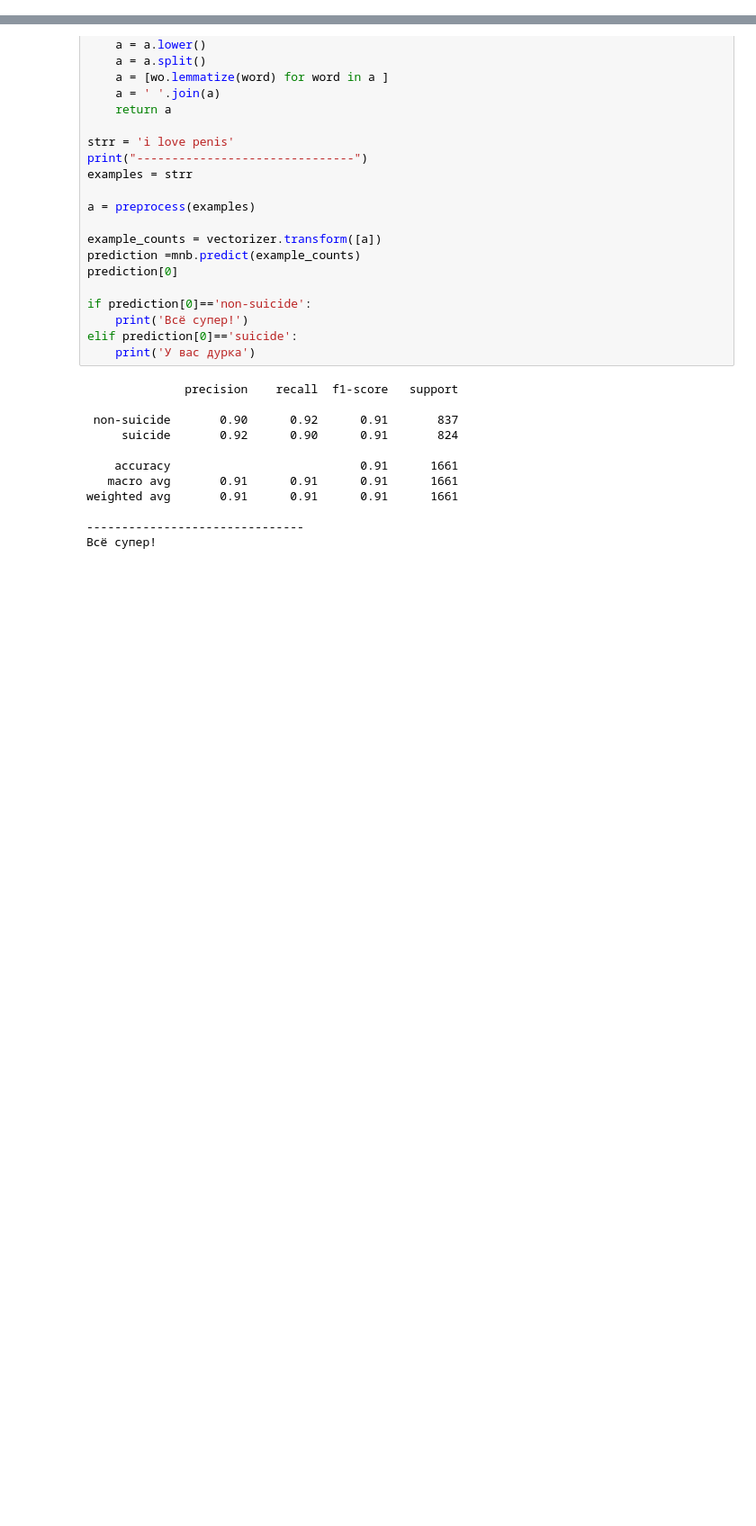
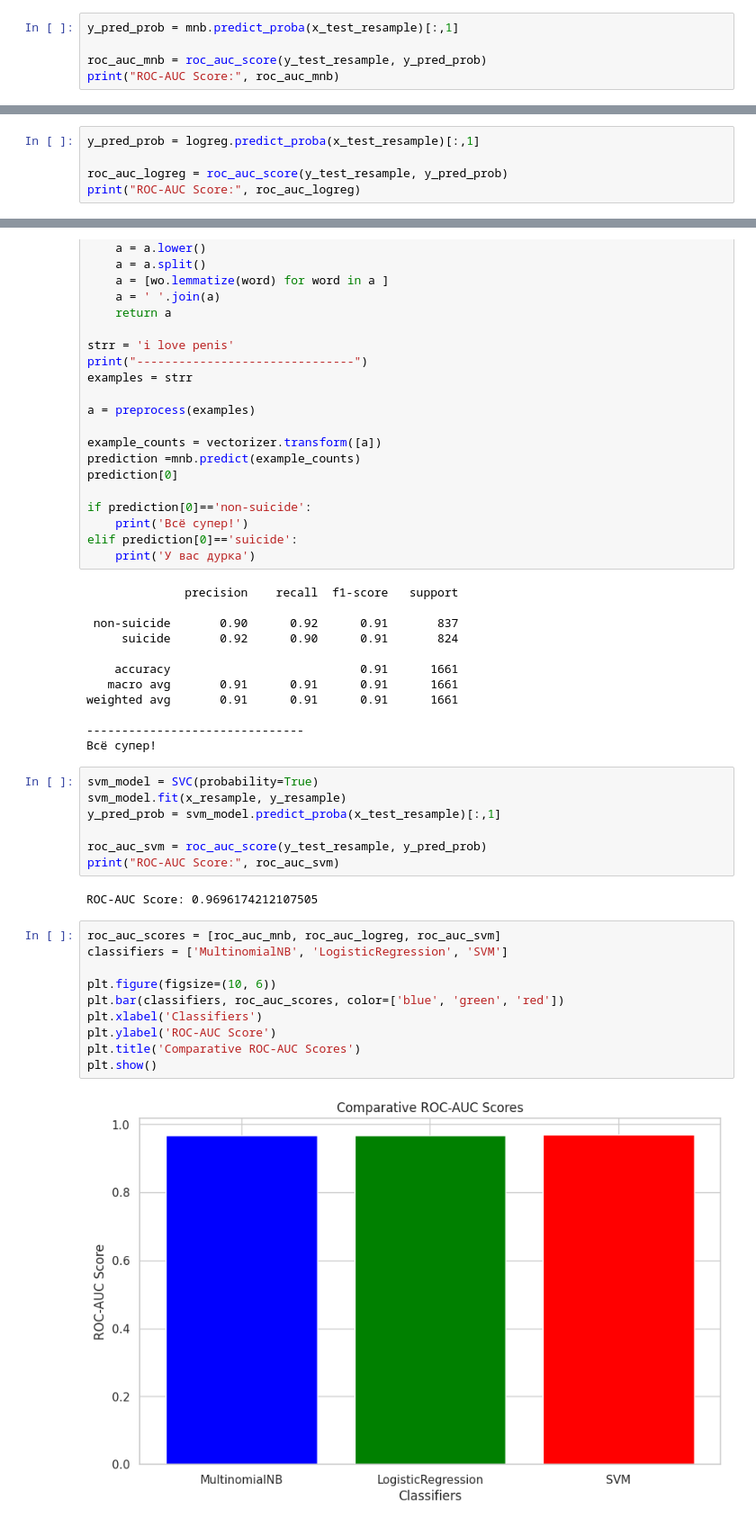
Before and after one commit to Sregn1998/pythonProject, a Jupyter notebook: Untitled2.ipynb, the cells around one changed output, grey strips where cells are left out. Shown at 90% size. Drawn from its saved outputs; the diff is of its cells as text; blank space fills up the shorter version.

```diff
--- a/Untitled2.ipynb
+++ b/Untitled2.ipynb
@@ -113,3 +113,8 @@ weighted avg       0.89      0.87      0.87      1661
 
 -------------------------------
 Всё супер!
+# %%
+y_pred_prob = mnb.predict_proba(x_test_resample)[:,1]
+
+roc_auc_mnb = roc_auc_score(y_test_resample, y_pred_prob)
+print("ROC-AUC Score:", roc_auc_mnb)
@@ -153,3 +160,8 @@ weighted avg       0.91      0.91      0.91      1661
 
 -------------------------------
 Всё супер!
+# %%
+y_pred_prob = logreg.predict_proba(x_test_resample)[:,1]
+
+roc_auc_logreg = roc_auc_score(y_test_resample, y_pred_prob)
+print("ROC-AUC Score:", roc_auc_logreg)
@@ -193,3 +207,24 @@ weighted avg       0.91      0.91      0.91      1661
 
 -------------------------------
 Всё супер!
+# %%
+svm_model = SVC(probability=True)
+svm_model.fit(x_resample, y_resample)
+y_pred_prob = svm_model.predict_proba(x_test_resample)[:,1]
+
+roc_auc_svm = roc_auc_score(y_test_resample, y_pred_prob)
+print("ROC-AUC Score:", roc_auc_svm)
+# %% [output]
+ROC-AUC Score: 0.9696174212107505
+# %%
+roc_auc_scores = [roc_auc_mnb, roc_auc_logreg, roc_auc_svm]
+classifiers = ['MultinomialNB', 'LogisticRegression', 'SVM']
+
+plt.figure(figsize=(10, 6))
+plt.bar(classifiers, roc_auc_scores, color=['blue', 'green', 'red'])
+plt.xlabel('Classifiers')
+plt.ylabel('ROC-AUC Score')
+plt.title('Comparative ROC-AUC Scores')
+plt.show()
+# %% [output]
+[figure, added]
```
Also changed, not shown: parts of 4 cells of this notebook.
